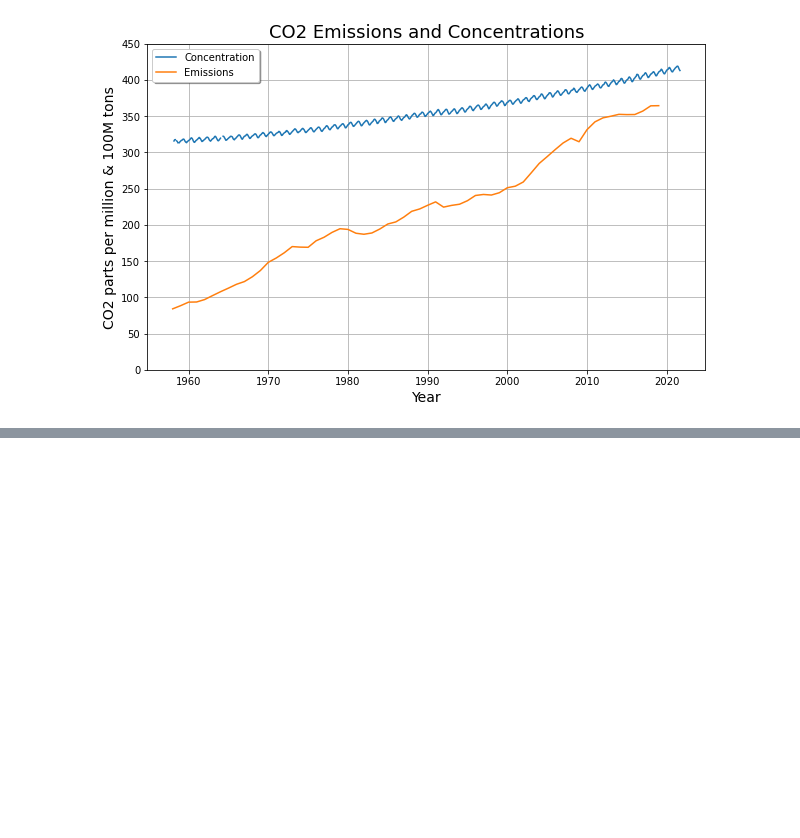
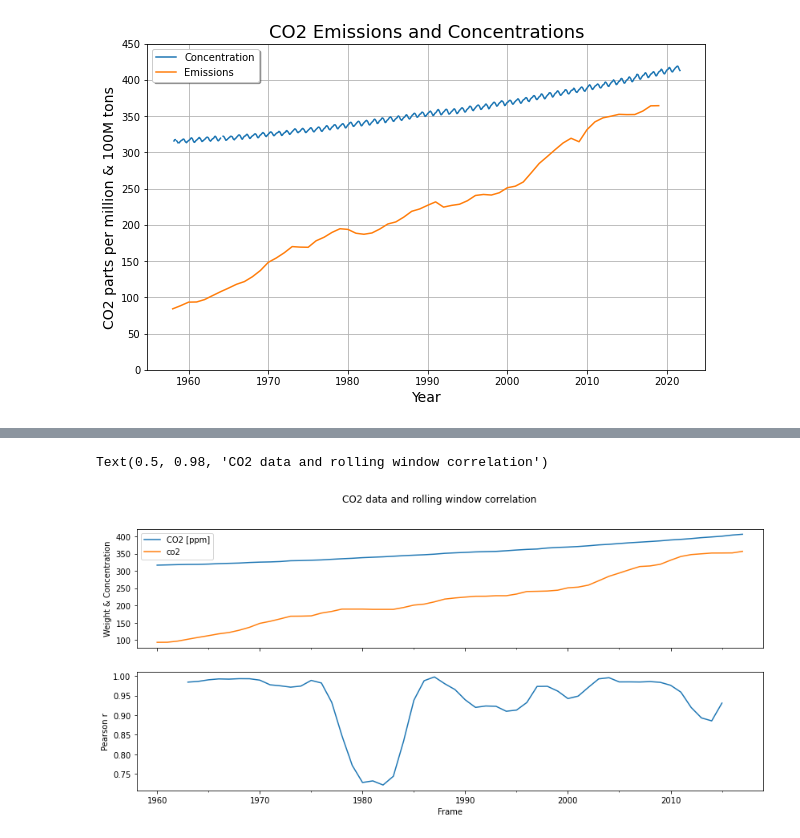
Before and after one commit to BradDoty/Capstone3ClimateChange, a Jupyter notebook: Notebooks/EDA.ipynb, the cells around one changed output, grey strips where cells are left out. Saved outputs shown, nothing was run; the diff lists cells and outputs as text; code cells hidden in the pictures; blank space fills up the shorter version.

```diff
--- a/Notebooks/EDA.ipynb
+++ b/Notebooks/EDA.ipynb
@@ -98,0 +148,18 @@ plotSeriesTogether(CO2, 'CO2 [ppm]', 'Concentration', Emis1958_Ann, 'co2', 'Emis
+# %%
+## Python code pattern thanks to Jin Hyun Cheong, PhD, published on Towards Data Science
+## at https://towardsdatascience.com/four-ways-to-quantify-synchrony-between-time-series-data-b99136c4a9c9
+# Set window size to compute moving window synchrony.
+r_window_size = 10
+# Interpolate missing data.
+#df_interpolated = df.interpolate()
+# Compute rolling window synchrony
+rolling_r = Pair['co2'].rolling(window=r_window_size, center=True).corr(Pair['CO2 [ppm]'])
+f,ax=plt.subplots(2,1,figsize=(14,6),sharex=True)
+Pair.rolling(window=5,center=True).median().plot(ax=ax[0])
+ax[0].set(xlabel='Frame',ylabel='Weight & Concentration')
+rolling_r.plot(ax=ax[1])
+ax[1].set(xlabel='Frame',ylabel='Pearson r')
+plt.suptitle("CO2 data and rolling window correlation")
+# %% [output]
+Text(0.5, 0.98, 'CO2 data and rolling window correlation')
+[figure, added]
```
Also changed, not shown: parts of 7 cells of this notebook.
